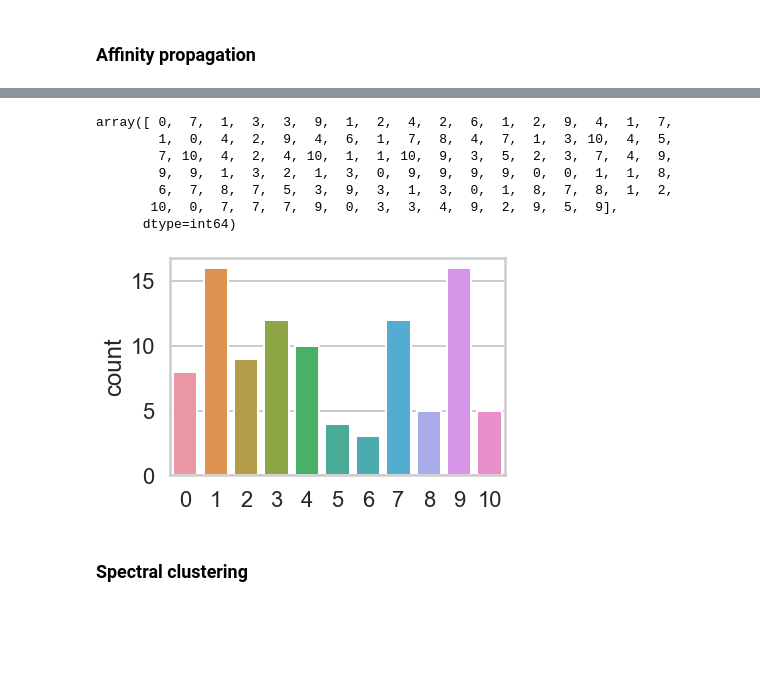
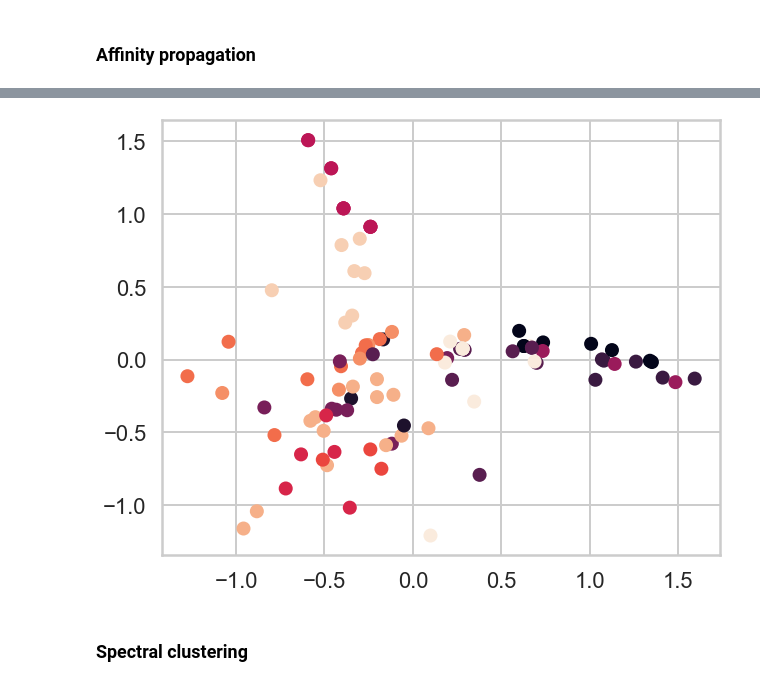
Before and after one commit to jduran3/Springboard, a Jupyter notebook: Clustering Case Study/Clustering Case Study - Customer Segmentation with K-Means - Tier 3.ipynb, the cells around one changed output, grey strips where cells are left out. Drawn from its saved outputs; the diff is of its cells as text; code cells hidden in the pictures; blank space fills up the shorter version.

```diff
--- a/Clustering Case Study/Clustering Case Study - Customer Segmentation with K-Means - Tier 3.ipynb
+++ b/Clustering Case Study/Clustering Case Study - Customer Segmentation with K-Means - Tier 3.ipynb
@@ -636,19 +641,8 @@ sns.countplot(x=AP.labels_);
-# %%
-AP2 = AffinityPropagation(damping=0.9)
-AP2.fit_predict(x_cols)
-AP2.labels_
-# %% [output]
-array([ 0,  7,  1,  3,  3,  9,  1,  2,  4,  2,  6,  1,  2,  9,  4,  1,  7,
-        1,  0,  4,  2,  9,  4,  6,  1,  7,  8,  4,  7,  1,  3, 10,  4,  5,
-        7, 10,  4,  2,  4, 10,  1,  1, 10,  9,  3,  5,  2,  3,  7,  4,  9,
-        9,  9,  1,  3,  2,  1,  3,  0,  9,  9,  9,  9,  0,  0,  1,  1,  8,
-        6,  7,  8,  7,  5,  3,  9,  3,  1,  3,  0,  1,  8,  7,  8,  1,  2,
-       10,  0,  7,  7,  7,  9,  0,  3,  3,  4,  9,  2,  9,  5,  9],
-      dtype=int64)
-# %%
-sns.countplot(x=AP2.labels_);
-# %% [output]
-[figure, removed]
+# %%
+plt.figure(figsize=(10,8))
+plt.scatter(pca_df.x, pca_df.y, c=AP.labels_);
+# %% [output]
+[figure, added]
 # %% [markdown]
 ### Spectral clustering
 # %%
```
Also changed, not shown: parts of 23 cells of this notebook.
